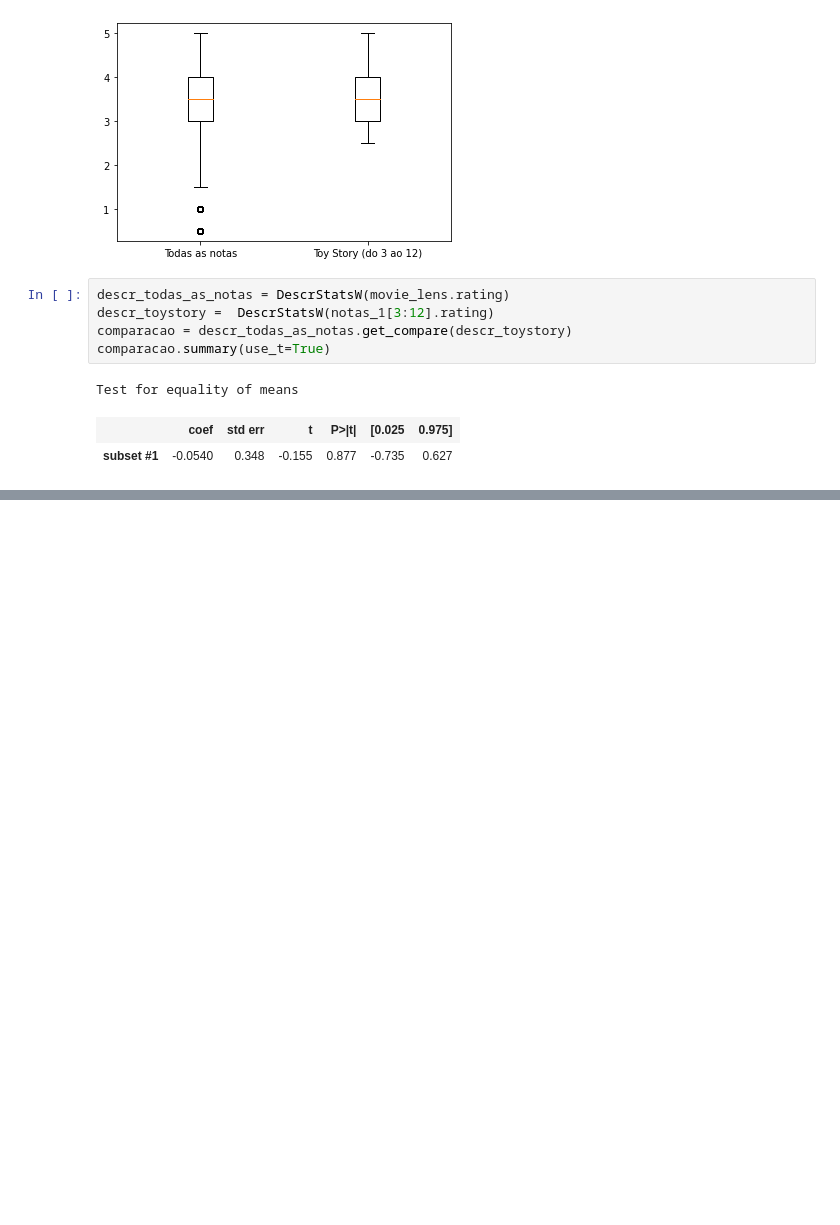
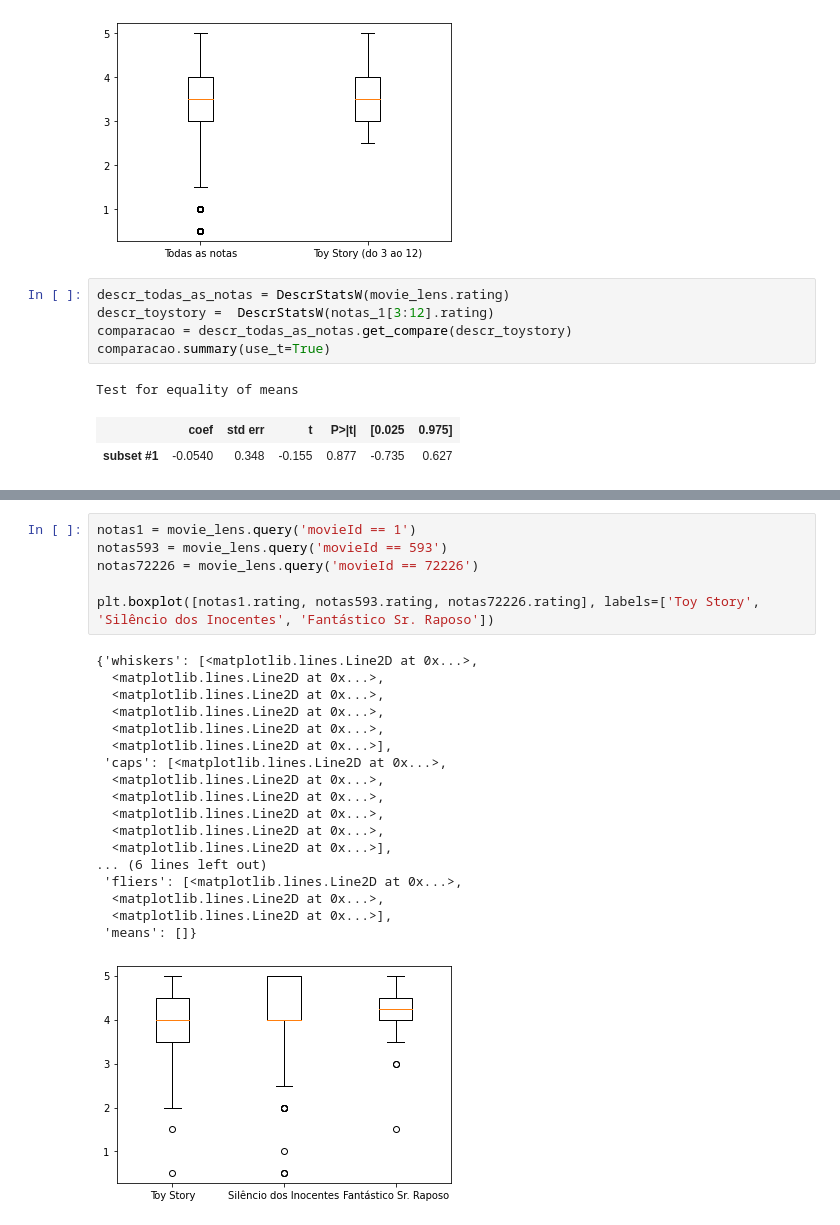
Before and after one commit to lingsv/alura_ds, a Jupyter notebook: testes_estatisticos/data-science-introducao-a-testes-estatisticos-com-python-aula0/aula0/Testes Estatísticos.ipynb, the cells around one changed output, grey strips where cells are left out. Drawn from its saved outputs; the diff is of its cells as text; blank space fills up the shorter version.

```diff
--- a/testes_estatisticos/data-science-introducao-a-testes-estatisticos-com-python-aula0/aula0/Aula 1 - Testes Estatísticos.ipynb
+++ b/testes_estatisticos/data-science-introducao-a-testes-estatisticos-com-python-aula0/aula0/Testes Estatísticos.ipynb
@@ -525,0 +535,25 @@ Test for equality of means
+# %%
+notas1 = movie_lens.query('movieId == 1')
+notas593 = movie_lens.query('movieId == 593')
+notas72226 = movie_lens.query('movieId == 72226')
+
+plt.boxplot([notas1.rating, notas593.rating, notas72226.rating], labels=['Toy Story', 'Silêncio dos Inocentes', 'Fantástico Sr. Raposo'])
+# %% [output]
+{'whiskers': [<matplotlib.lines.Line2D at 0x...>,
+  <matplotlib.lines.Line2D at 0x...>,
+  <matplotlib.lines.Line2D at 0x...>,
+  <matplotlib.lines.Line2D at 0x...>,
+  <matplotlib.lines.Line2D at 0x...>,
+  <matplotlib.lines.Line2D at 0x...>],
+ 'caps': [<matplotlib.lines.Line2D at 0x...>,
+  <matplotlib.lines.Line2D at 0x...>,
+  <matplotlib.lines.Line2D at 0x...>,
+  <matplotlib.lines.Line2D at 0x...>,
+  <matplotlib.lines.Line2D at 0x...>,
+  <matplotlib.lines.Line2D at 0x...>],
+... (6 lines left out)
+ 'fliers': [<matplotlib.lines.Line2D at 0x...>,
+  <matplotlib.lines.Line2D at 0x...>,
+  <matplotlib.lines.Line2D at 0x...>],
+ 'means': []}
+[figure, added]
```
Also changed, not shown: parts of 15 cells of this notebook.
